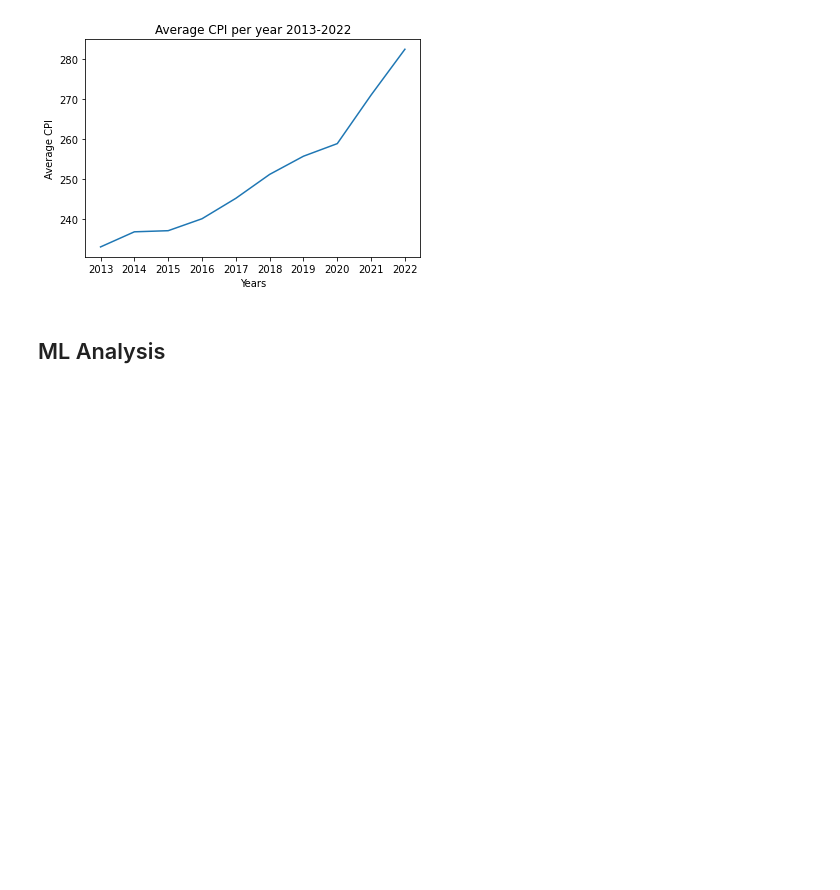
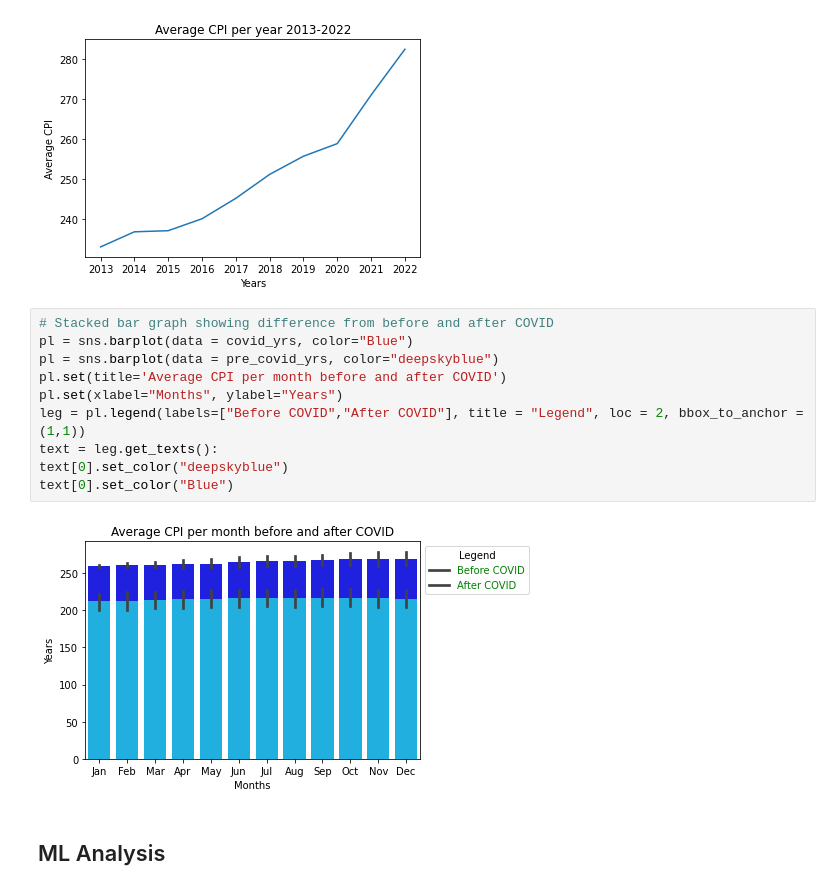
Before and after one commit to shahkaran53527/CPI-Data-Analysis, a Jupyter notebook: progress_report.ipynb, the cells around one changed output. Cells and saved outputs as stored; diff of their text form; blank space fills up the shorter version.

Commit message:
Updated EDA and added Visualization

```diff
--- a/progress_report.ipynb
+++ b/progress_report.ipynb
@@ -90,6 +95,18 @@ a.set(xlabel="Years", ylabel="Average CPI", title='Average CPI per year 2013-202
  Text(0, 0.5, 'Average CPI'),
  Text(0.5, 1.0, 'Average CPI per year 2013-2022')]
 [figure]
+# %%
+# Stacked bar graph showing difference from before and after COVID
+pl = sns.barplot(data = covid_yrs, color="Blue")
+pl = sns.barplot(data = pre_covid_yrs, color="deepskyblue")
+pl.set(title='Average CPI per month before and after COVID')
+pl.set(xlabel="Months", ylabel="Years")
+leg = pl.legend(labels=["Before COVID","After COVID"], title = "Legend", loc = 2, bbox_to_anchor = (1,1))
+text = leg.get_texts():
+text[0].set_color("deepskyblue")
+text[0].set_color("Blue")
+# %% [output]
+[figure, added]
 # %% [markdown]
 ## ML Analysis
 # %%
```
Also changed, not shown: parts of 2 cells of this notebook.
